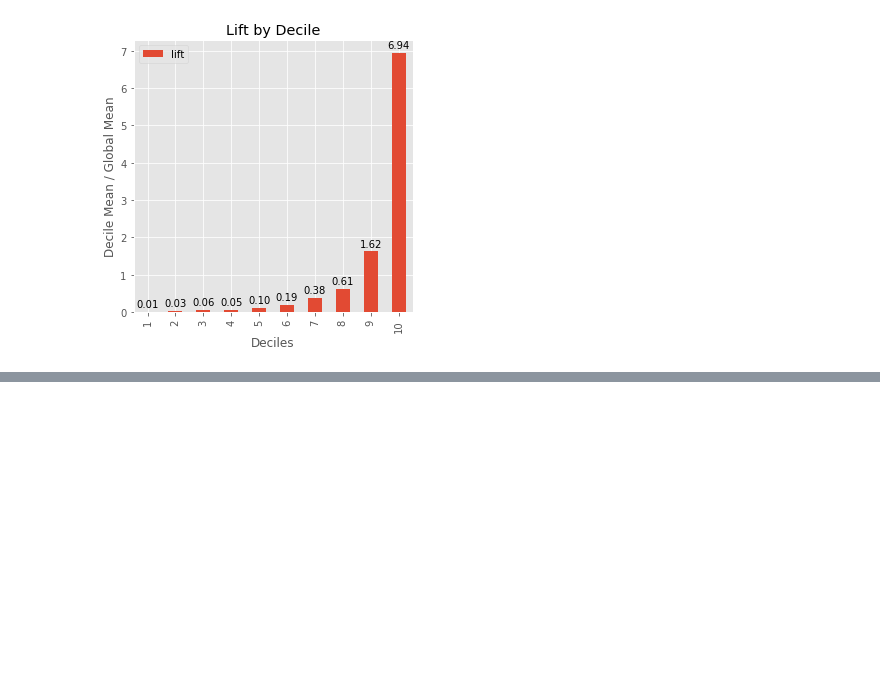
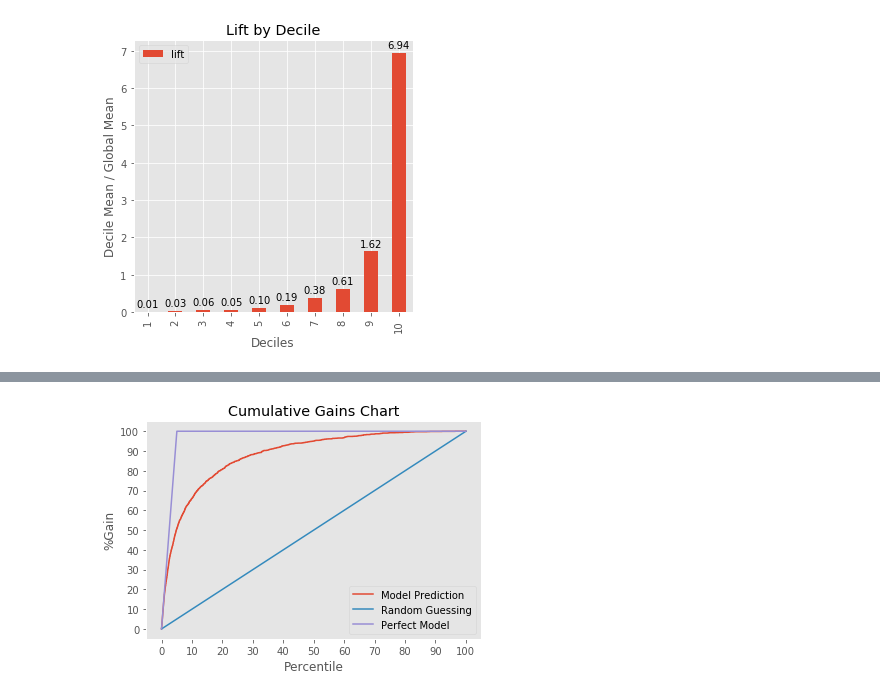
Before and after one commit to jmiller1977/DS-SF-36, a Jupyter notebook: final-project/2/notebooks/final-project-2-ES-active-propensity2.ipynb, the cells around one changed output, grey strips where cells are left out. Saved outputs shown, nothing was run; the diff lists cells and outputs as text; code cells hidden in the pictures; blank space fills up the shorter version.

```diff
--- a/final-project/2/notebooks/final-project-2-ES-active-propensity2.ipynb
+++ b/final-project/2/notebooks/final-project-2-ES-active-propensity2.ipynb
@@ -902,0 +913,7 @@ lift_chart(model_rf_PREDICTED_PROB, y ,10)
+# %%
+# Now Build Gradient Boosting Model
+# perform grid search for hyper parameter tuning
+parameters = {'loss': ['deviance', 'exponential'], 'max_depth' : [ 3, 4, 5], 'max_features':[None, 'auto']}
+GBC1 = GradientBoostingClassifier(n_estimators = 200)
+GBC_GRID1 = GridSearchCV(GBC1, parameters, scoring = "roc_auc", verbose = 3)
+GBC_GRID1.fit(X,y)
@@ -902,0 +969,8 @@ lift_chart(model_rf_PREDICTED_PROB, y ,10)
+# %%
+GBC1 = GradientBoostingClassifier(criterion='friedman_mse', init=None,
+              learning_rate=0.1, loss='exponential', max_depth=3,
+              max_features='auto', max_leaf_nodes=None,
+              min_impurity_split=1e-07, min_samples_leaf=1,
+              min_samples_split=2, min_weight_fraction_leaf=0.0,
+              n_estimators=500, presort='auto', random_state=None,
+              subsample=1.0, verbose=0, warm_start=False).fit(X,y)
@@ -902,0 +998,5 @@ lift_chart(model_rf_PREDICTED_PROB, y ,10)
+# %%
+model_GBC_PREDICTED_PROB = [i[1] for i in GBC1.predict_proba(X)]
+cum_gain_chart(model_GBC_PREDICTED_PROB, y, return_df = False)
+# %% [output]
+[figure, added]
```
Also changed, not shown: parts of 19 cells of this notebook.
